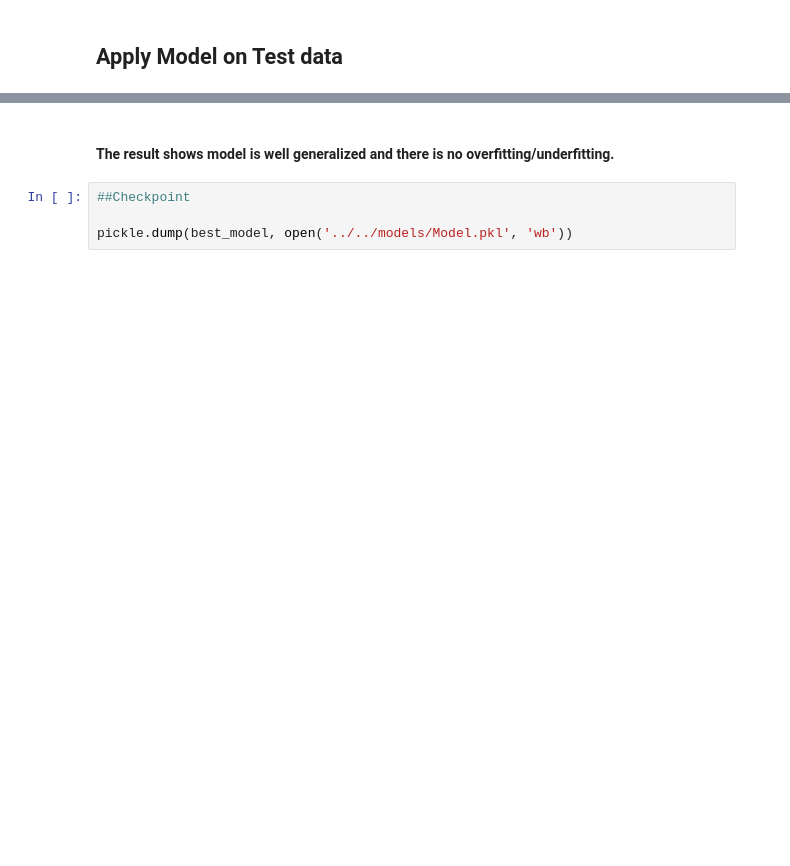
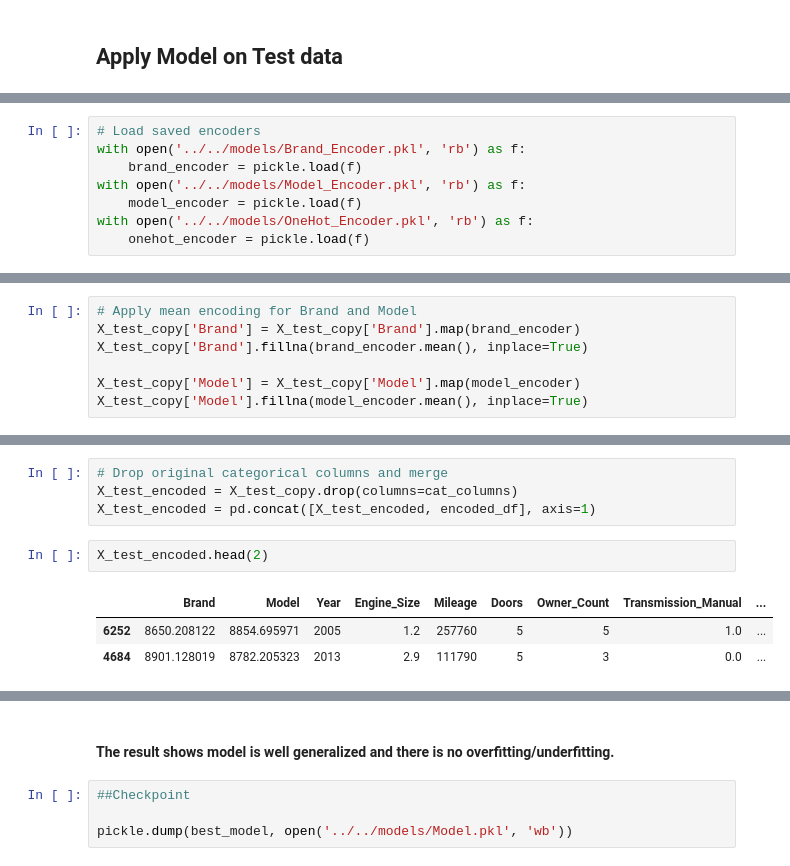
Before and after one commit to shahzadarahim/Car-Price-Predictor, a Jupyter notebook: src/5-modeling/Algorithms.ipynb, the cells around one changed output, grey strips where cells are left out. Cells and saved outputs as stored; diff of their text form; blank space fills up the shorter version.

```diff
--- a/src/5-modeling/Algorithms.ipynb
+++ b/src/5-modeling/Algorithms.ipynb
@@ -422,0 +349,8 @@ array([ 1826.44105268, 11208.92617592, 14552.48066818, ...,
+# %%
+# Load saved encoders
+with open('../../models/Brand_Encoder.pkl', 'rb') as f:
+    brand_encoder = pickle.load(f)
+with open('../../models/Model_Encoder.pkl', 'rb') as f:
+    model_encoder = pickle.load(f)
+with open('../../models/OneHot_Encoder.pkl', 'rb') as f:
+    onehot_encoder = pickle.load(f)
@@ -422,0 +360,7 @@ array([ 1826.44105268, 11208.92617592, 14552.48066818, ...,
+# %%
+# Apply mean encoding for Brand and Model
+X_test_copy['Brand'] = X_test_copy['Brand'].map(brand_encoder)
+X_test_copy['Brand'].fillna(brand_encoder.mean(), inplace=True)
+
+X_test_copy['Model'] = X_test_copy['Model'].map(model_encoder)
+X_test_copy['Model'].fillna(model_encoder.mean(), inplace=True)
@@ -422,0 +375,10 @@ array([ 1826.44105268, 11208.92617592, 14552.48066818, ...,
+# %%
+# Drop original categorical columns and merge
+X_test_encoded = X_test_copy.drop(columns=cat_columns)
+X_test_encoded = pd.concat([X_test_encoded, encoded_df], axis=1)
+# %%
+X_test_encoded.head(2)
+# %% [output]
+|  | Brand | Model | Year | Engine_Size | Mileage | Doors | Owner_Count | Transmission_Manual | ... |
+| 6252 | 8650.208122 | 8854.695971 | 2005 | 1.2 | 257760 | 5 | 5 | 1.0 | ... |
+| 4684 | 8901.128019 | 8782.205323 | 2013 | 2.9 | 111790 | 5 | 3 | 0.0 | ... |
```
Also changed, not shown: parts of 12 cells of this notebook, 8 other files.
